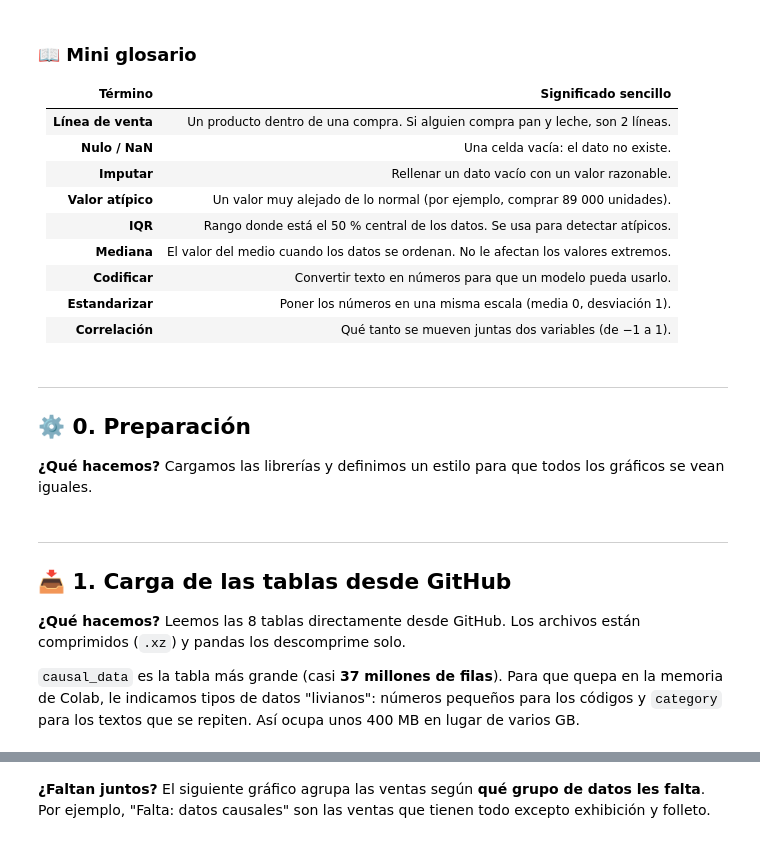
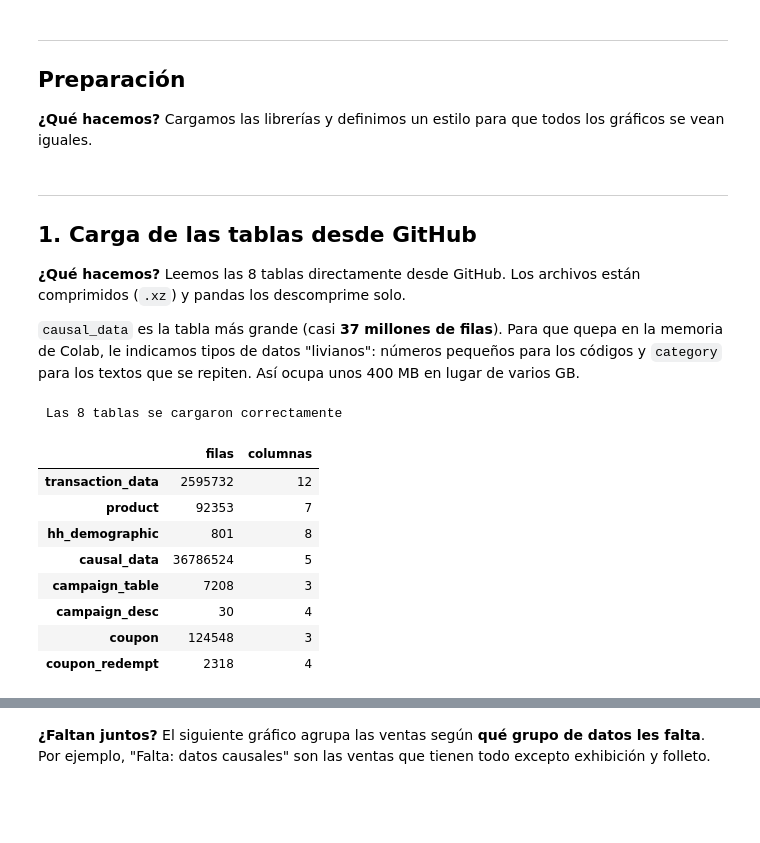
Before and after one commit to walbyn504/Laboratorio4-Mineria, a Jupyter notebook: lab4_IC2025.ipynb, the cells around one changed output, grey strips where cells are left out. Cells and saved outputs as stored; diff of their text form; code cells hidden in the pictures; blank space fills up the shorter version.

```diff
--- a/lab4_IC2025.ipynb
+++ b/lab4_IC2025.ipynb
@@ -46,20 +32,6 @@ Ejecute las celdas **en orden**, de arriba hacia abajo (o use *Entorno de ejecuc
-# %% [markdown]
-### 📖 Mini glosario
-
-| Término | Significado sencillo |
-|---|---|
-| **Línea de venta** | Un producto dentro de una compra. Si alguien compra pan y leche, son 2 líneas. |
-| **Nulo / NaN** | Una celda vacía: el dato no existe. |
-| **Imputar** | Rellenar un dato vacío con un valor razonable. |
-| **Valor atípico** | Un valor muy alejado de lo normal (por ejemplo, comprar 89 000 unidades). |
-| **IQR** | Rango donde está el 50 % central de los datos. Se usa para detectar atípicos. |
-| **Mediana** | El valor del medio cuando los datos se ordenan. No le afectan los valores extremos. |
-| **Codificar** | Convertir texto en números para que un modelo pueda usarlo. |
-| **Estandarizar** | Poner los números en una misma escala (media 0, desviación 1). |
-| **Correlación** | Qué tanto se mueven juntas dos variables (de −1 a 1). |
 # %% [markdown]
 ---
-## ⚙️ 0. Preparación
+## Preparación
 
 **¿Qué hacemos?** Cargamos las librerías y definimos un estilo para que todos los gráficos se vean iguales.
 # %%
@@ -91,7 +63,7 @@ en_miles = FuncFormatter(lambda x, _: f"{x / 1000:,.0f}")
 BASE = "https://raw.githubusercontent.com/walbyn504/Laboratorio4-Mineria/main/datos/"
 # %% [markdown]
 ---
-## 📥 1. Carga de las tablas desde GitHub
+## 1. Carga de las tablas desde GitHub
 
 **¿Qué hacemos?** Leemos las 8 tablas directamente desde GitHub. Los archivos están comprimidos (`.xz`) y pandas
 los descomprime solo.
@@ -119,21 +91,32 @@ tipos_causal = {
 }
 causal = pd.read_csv(BASE + "causal_data.csv.xz", dtype=tipos_causal)
 
-print("✅ Las 8 tablas se cargaron correctamente")
+print(" Las 8 tablas se cargaron correctamente")
+# %% [output]
+ Las 8 tablas se cargaron correctamente
 # %%
-# Resumen de las 8 tablas: cuántas filas, columnas y celdas vacías tiene cada una
+# Resumen de las 8 tablas: cuántas filas y columnas
 tablas = {
     "transaction_data": transacciones, "product": productos, "hh_demographic": hogares,
     "causal_data": causal, "campaign_table": campanas_hogar, "campaign_desc": campanas,
     "coupon": cupones, "coupon_redempt": canjes,
 }
 
 resumen_tablas = pd.DataFrame({
     "filas": {nombre: len(t) for nombre, t in tablas.items()},
     "columnas": {nombre: t.shape[1] for nombre, t in tablas.items()},
-    "celdas_vacias": {nombre: int(t.isna().sum().sum()) for nombre, t in tablas.items()},
 })
 display(resumen_tablas)
+# %% [output]
+|  | filas | columnas |
+| transaction_data | 2595732 | 12 |
+| product | 92353 | 7 |
+| hh_demographic | 801 | 8 |
+| causal_data | 36786524 | 5 |
+| campaign_table | 7208 | 3 |
+| campaign_desc | 30 | 4 |
+| coupon | 124548 | 3 |
+| coupon_redempt | 2318 | 4 |
 # %%
 # Primeras 3 filas de cada tabla, para conocer su contenido
 for nombre, tabla in tablas.items():
```
Also changed, not shown: parts of 54 cells of this notebook.
